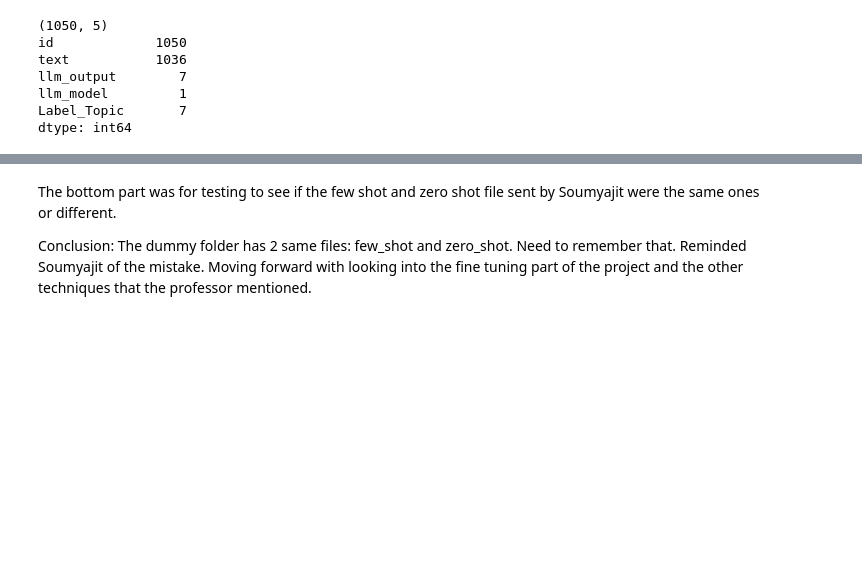
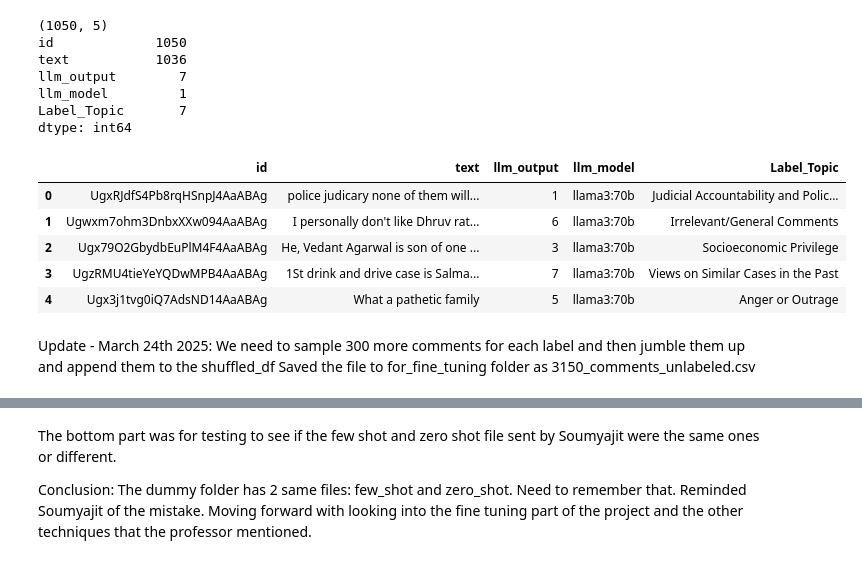
Before and after one commit to Hetav01/Public-Safety-Monitoring-India, a Jupyter notebook: LLMsTM/initial.ipynb, the cells around one changed output, grey strips where cells are left out. Drawn from its saved outputs; the diff is of its cells as text; code cells hidden in the pictures; blank space fills up the shorter version.

```diff
--- a/LLMsTM/initial.ipynb
+++ b/LLMsTM/initial.ipynb
@@ -272,3 +292,15 @@ llm_output        7
 llm_model         1
 Label_Topic       7
 dtype: int64
+# %%
+shuffled_df.head()
+# %% [output]
+|  | id | text | llm_output | llm_model | Label_Topic |
+| 0 | UgxRJdfS4Pb8rqHSnpJ4AaABAg | police judicary none of them will... | 1 | llama3:70b | Judicial Accountability and Polic... |
+| 1 | Ugwxm7ohm3DnbxXXw094AaABAg | I personally don't like Dhruv rat... | 6 | llama3:70b | Irrelevant/General Comments |
+| 2 | Ugx79O2GbydbEuPlM4F4AaABAg | He, Vedant Agarwal is son of one ... | 3 | llama3:70b | Socioeconomic Privilege |
+| 3 | UgzRMU4tieYeYQDwMPB4AaABAg | 1St drink and drive case is Salma... | 7 | llama3:70b | Views on Similar Cases in the Past |
+| 4 | Ugx3j1tvg0iQ7AdsND14AaABAg | What a pathetic family | 5 | llama3:70b | Anger or Outrage |
+# %% [markdown]
+Update - March 24th 2025: We need to sample 300 more comments for each label and then jumble them up and append them to the shuffled_df
+Saved the file to for_fine_tuning folder as 3150_comments_unlabeled.csv
```
Also changed, not shown: parts of 21 cells of this notebook, 1 other file.
